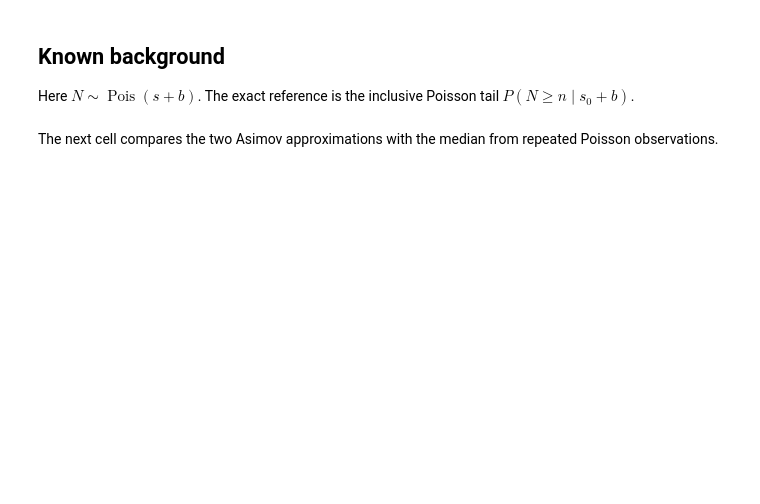
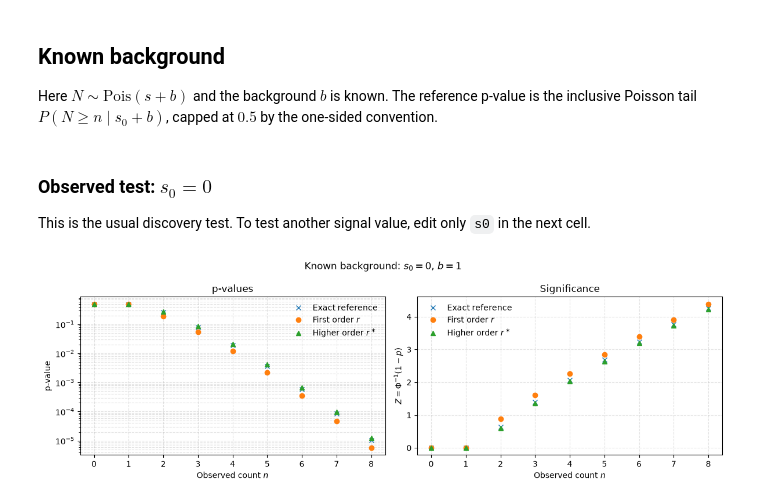
Before and after one commit to EnzoCanonero/count-significance, a Jupyter notebook: notebooks/playground.ipynb, the cells around one changed output. Drawn from its saved outputs; the diff is of its cells as text; code cells hidden in the pictures; blank space fills up the shorter version.

```diff
--- a/notebooks/playground.ipynb
+++ b/notebooks/playground.ipynb
@@ -7,10 +9,17 @@ The discovery statistics are $q_0=[\max(0,r)]^2$ and $q_0^*=[\max(0,r^*)]^2$; th
 # %%
 import matplotlib.pyplot as plt
 import numpy as np
+from scipy.stats import norm
 
 from src.on import expected_significance_on, pvals_on
-from src.on_off import asimov_Zs_onoff, pvals_onoff_profile_sum
+from src.on_off import expected_significance_onoff, pvals_onoff_profile_sum
+
+
+# Convert one-sided p-values to finite Gaussian significances for plotting.
+def significance_from_p(p_values):
+    p_values = np.asarray(p_values, dtype=float)
+    return norm.isf(np.clip(p_values, np.finfo(float).tiny, 0.5))
 # %% [markdown]
 ## Known background
 
-Here $N\sim\operatorname{Pois}(s+b)$. The exact reference is the inclusive Poisson tail $P(N\geq n\mid s_0+b)$.
+Here $N\sim\mathrm{Pois}(s+b)$ and the background $b$ is known. The reference p-value is the inclusive Poisson tail $P(N\geq n\mid s_0+b)$, capped at $0.5$ by the one-sided convention.
@@ -29,2 +26,48 @@ ax.legend(frameon=False);
-# %% [markdown]
-The next cell compares the two Asimov approximations with the median from repeated Poisson observations.
+# %% [markdown]
+### Observed test: $s_0=0$
+
+This is the usual discovery test. To test another signal value, edit only `s0` in the next cell.
+# %%
+# Choose the tested signal, known background and observed-count range.
+s0 = 0.0
+background = 1.0
+n_values = np.arange(0, 9)
+
+pvalues = pvals_on(s0, background, n_values)
+p_exact = pvalues["p_exact"]
+p_r = pvalues["p_r"]
+p_rstar = pvalues["p_rstar"]
+
+z_exact = significance_from_p(p_exact)
+z_r = significance_from_p(p_r)
+z_rstar = significance_from_p(p_rstar)
+
+fig, (ax_p, ax_z) = plt.subplots(1, 2, figsize=(12, 4))
+
+ax_p.semilogy(n_values, p_exact, "x", linestyle="none", label="Exact reference")
+ax_p.semilogy(n_values, p_r, "o", linestyle="none", label=r"First order $r$")
+ax_p.semilogy(
+    n_values, p_rstar, "^", linestyle="none", label=r"Higher order $r^\ast$"
+)
+ax_p.set(xlabel=r"Observed count $n$", ylabel="p-value", title="p-values")
+ax_p.grid(True, which="both", linestyle="--", alpha=0.35)
+ax_p.legend(frameon=False)
+
+ax_z.plot(n_values, z_exact, "x", linestyle="none", label="Exact reference")
+ax_z.plot(n_values, z_r, "o", linestyle="none", label=r"First order $r$")
+ax_z.plot(
+    n_values, z_rstar, "^", linestyle="none", label=r"Higher order $r^\ast$"
+)
+ax_z.set(
+    xlabel=r"Observed count $n$",
+    ylabel=r"$Z=\Phi^{-1}(1-p)$",
+    title="Significance",
+)
+ax_z.grid(True, linestyle="--", alpha=0.35)
+ax_z.legend(frameon=False)
+
+fig.suptitle(rf"Known background: $s_0={s0:g}$, $b={background:g}$")
+fig.tight_layout()
+plt.show()
+# %% [output]
+[figure, added]
```
Also changed, not shown: parts of 24 cells of this notebook, 1 other file.
